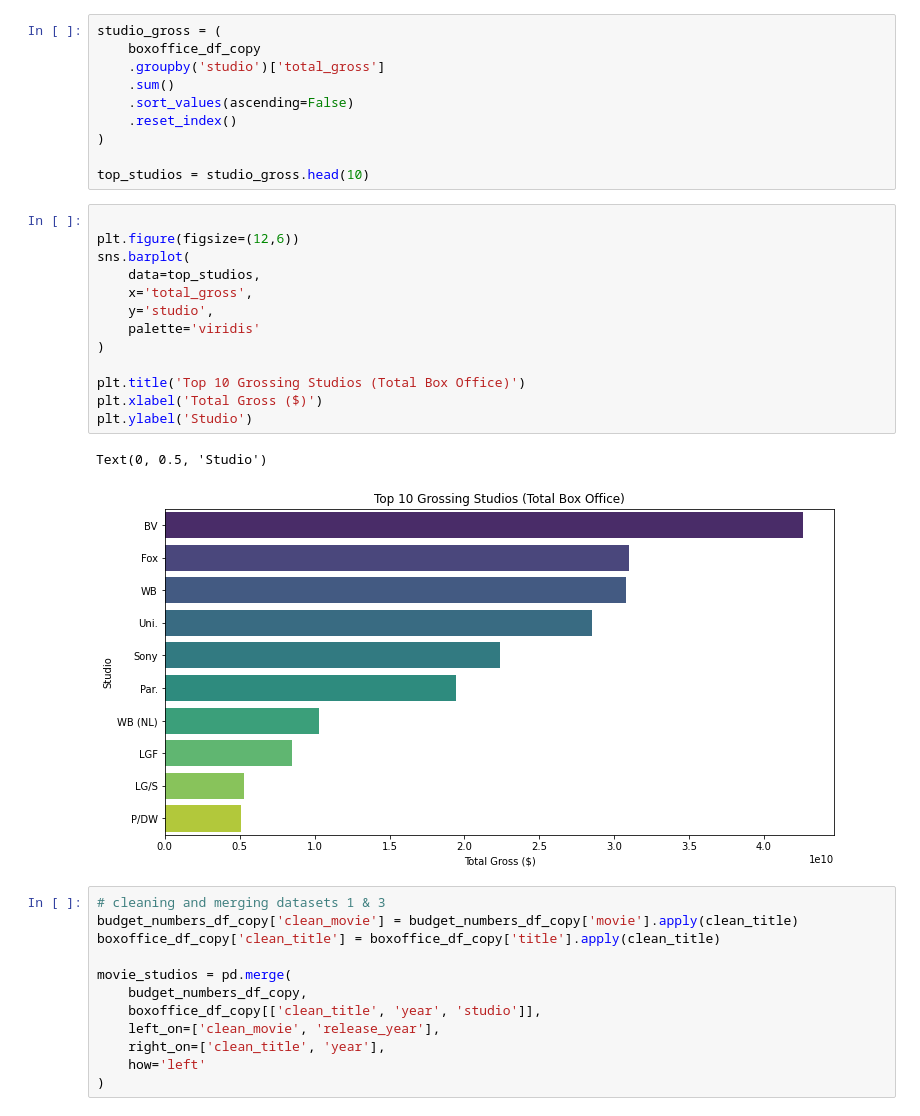
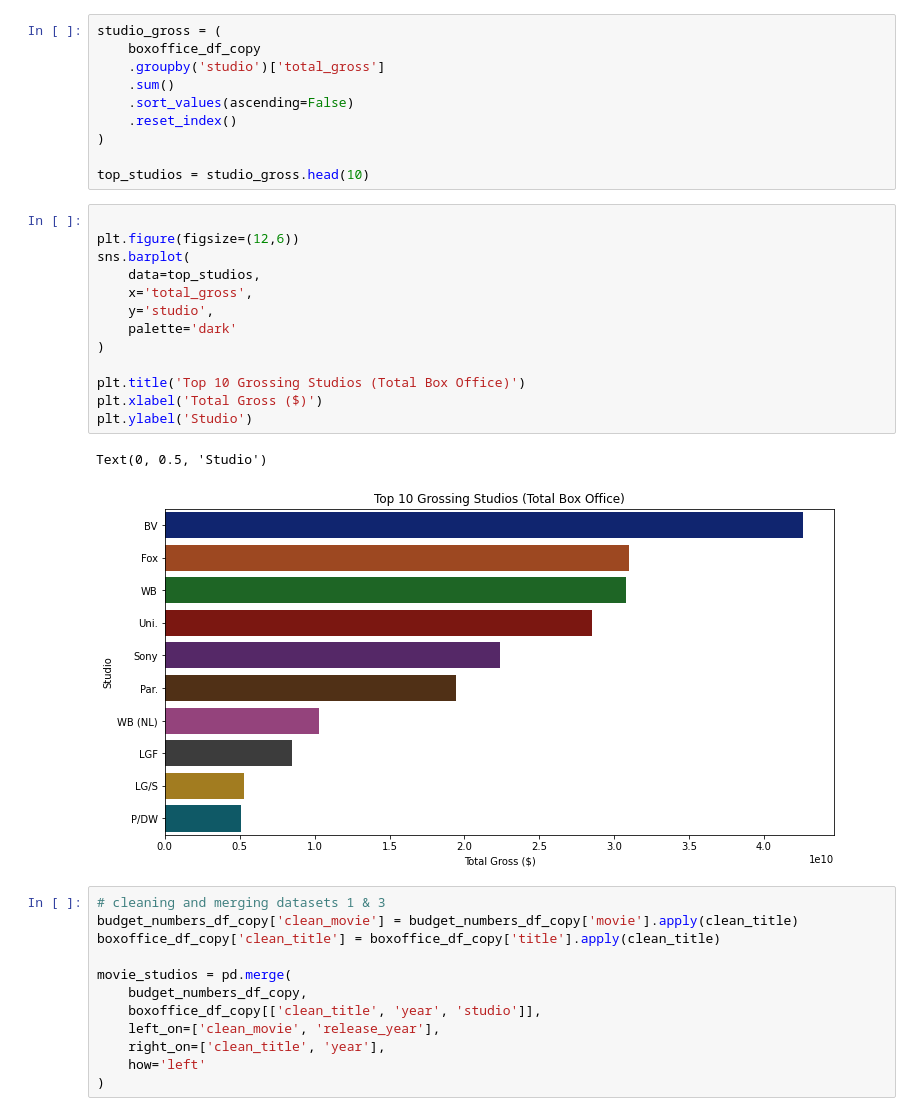
Before and after one commit to clivekinyanjui/DS-Phase_2-Group_3-Project, a Jupyter notebook: Notebook/index.ipynb, the cells around one changed output. Cells and saved outputs as stored; diff of their text form.

Commit message:
Polish palettes

```diff
--- a/Notebook/index.ipynb
+++ b/Notebook/index.ipynb
@@ -647,19 +647,19 @@ top_studios = studio_gross.head(10)
 # %%
 
 plt.figure(figsize=(12,6))
 sns.barplot(
     data=top_studios,
     x='total_gross',
     y='studio',
-    palette='viridis'
+    palette='dark'
 )
 
 plt.title('Top 10 Grossing Studios (Total Box Office)')
 plt.xlabel('Total Gross ($)')
 plt.ylabel('Studio')
 # %% [output]
 Text(0, 0.5, 'Studio')
-[figure, old version]
+[figure, new version]
 # %%
 # cleaning and merging datasets 1 & 3
 budget_numbers_df_copy['clean_movie'] = budget_numbers_df_copy['movie'].apply(clean_title)
```
Also changed, not shown: parts of 7 cells of this notebook.
